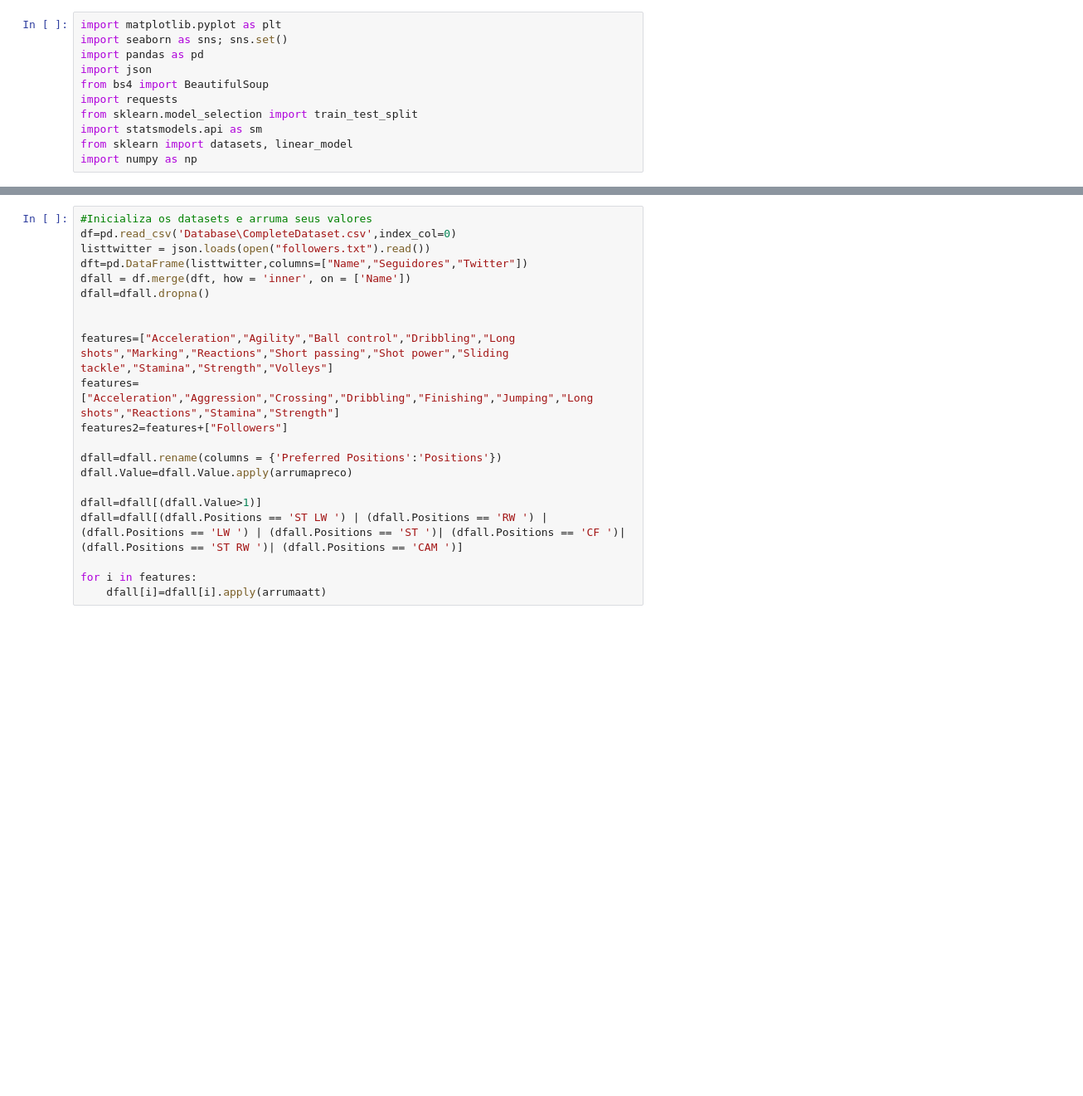
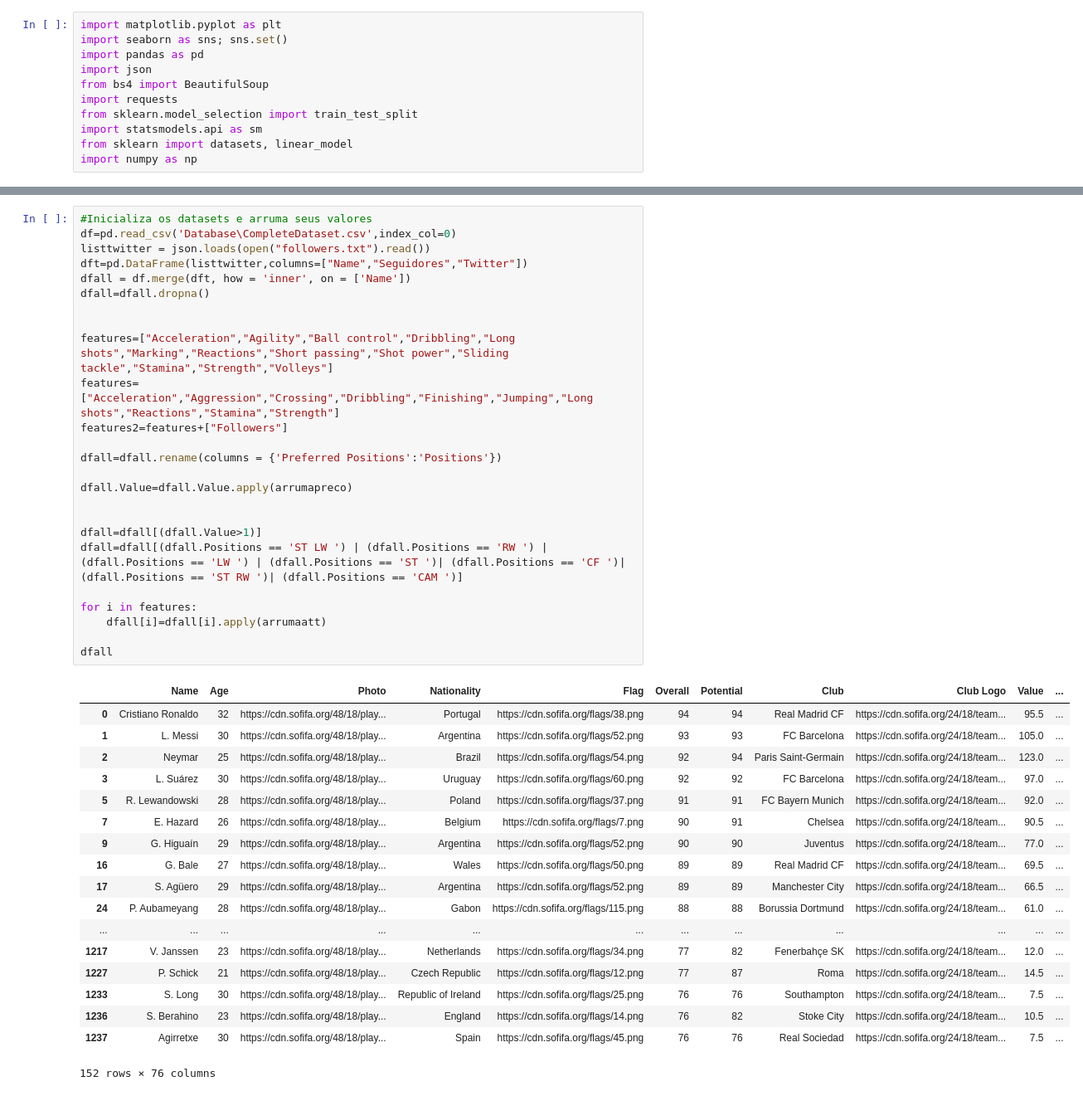
Before and after one commit to Joaogca/ProjetoFinal-CD, a Jupyter notebook: Check-1.ipynb, the cells around one changed output, grey strips where cells are left out. Shown at 83% size. Saved outputs shown, nothing was run; the diff lists cells and outputs as text; blank space fills up the shorter version.

```diff
--- a/Check-1.ipynb
+++ b/Check-1.ipynb
@@ -39,24 +42,47 @@ def arrumaatt(att):
 # %%
 #Inicializa os datasets e arruma seus valores
 df=pd.read_csv('Database\CompleteDataset.csv',index_col=0)
 listtwitter = json.loads(open("followers.txt").read())
 dft=pd.DataFrame(listtwitter,columns=["Name","Seguidores","Twitter"])
 dfall = df.merge(dft, how = 'inner', on = ['Name'])
 dfall=dfall.dropna()
 
 
 features=["Acceleration","Agility","Ball control","Dribbling","Long shots","Marking","Reactions","Short passing","Shot power","Sliding tackle","Stamina","Strength","Volleys"]
 features=["Acceleration","Aggression","Crossing","Dribbling","Finishing","Jumping","Long shots","Reactions","Stamina","Strength"]
 features2=features+["Followers"]
 
 dfall=dfall.rename(columns = {'Preferred Positions':'Positions'})
+
 dfall.Value=dfall.Value.apply(arrumapreco)
+
 
 dfall=dfall[(dfall.Value>1)]
 dfall=dfall[(dfall.Positions == 'ST LW ') | (dfall.Positions == 'RW ') | (dfall.Positions == 'LW ') | (dfall.Positions == 'ST ')| (dfall.Positions == 'CF ')| (dfall.Positions == 'ST RW ')| (dfall.Positions == 'CAM ')]
 
 for i in features:
     dfall[i]=dfall[i].apply(arrumaatt)
+
+dfall
+# %% [output]
+|  | Name | Age | Photo | Nationality | Flag | Overall | Potential | Club | Club Logo | Value | ... |
+| 0 | Cristiano Ronaldo | 32 | https://cdn.sofifa.org/48/18/play... | Portugal | https://cdn.sofifa.org/flags/38.png | 94 | 94 | Real Madrid CF | https://cdn.sofifa.org/24/18/team... | 95.5 | ... |
+| 1 | L. Messi | 30 | https://cdn.sofifa.org/48/18/play... | Argentina | https://cdn.sofifa.org/flags/52.png | 93 | 93 | FC Barcelona | https://cdn.sofifa.org/24/18/team... | 105.0 | ... |
+| 2 | Neymar | 25 | https://cdn.sofifa.org/48/18/play... | Brazil | https://cdn.sofifa.org/flags/54.png | 92 | 94 | Paris Saint-Germain | https://cdn.sofifa.org/24/18/team... | 123.0 | ... |
+| 3 | L. Suárez | 30 | https://cdn.sofifa.org/48/18/play... | Uruguay | https://cdn.sofifa.org/flags/60.png | 92 | 92 | FC Barcelona | https://cdn.sofifa.org/24/18/team... | 97.0 | ... |
+| 5 | R. Lewandowski | 28 | https://cdn.sofifa.org/48/18/play... | Poland | https://cdn.sofifa.org/flags/37.png | 91 | 91 | FC Bayern Munich | https://cdn.sofifa.org/24/18/team... | 92.0 | ... |
+| 7 | E. Hazard | 26 | https://cdn.sofifa.org/48/18/play... | Belgium | https://cdn.sofifa.org/flags/7.png | 90 | 91 | Chelsea | https://cdn.sofifa.org/24/18/team... | 90.5 | ... |
+| 9 | G. Higuaín | 29 | https://cdn.sofifa.org/48/18/play... | Argentina | https://cdn.sofifa.org/flags/52.png | 90 | 90 | Juventus | https://cdn.sofifa.org/24/18/team... | 77.0 | ... |
+| 16 | G. Bale | 27 | https://cdn.sofifa.org/48/18/play... | Wales | https://cdn.sofifa.org/flags/50.png | 89 | 89 | Real Madrid CF | https://cdn.sofifa.org/24/18/team... | 69.5 | ... |
+| 17 | S. Agüero | 29 | https://cdn.sofifa.org/48/18/play... | Argentina | https://cdn.sofifa.org/flags/52.png | 89 | 89 | Manchester City | https://cdn.sofifa.org/24/18/team... | 66.5 | ... |
+| 24 | P. Aubameyang | 28 | https://cdn.sofifa.org/48/18/play... | Gabon | https://cdn.sofifa.org/flags/115.png | 88 | 88 | Borussia Dortmund | https://cdn.sofifa.org/24/18/team... | 61.0 | ... |
+| ... | ... | ... | ... | ... | ... | ... | ... | ... | ... | ... | ... |
+| 1217 | V. Janssen | 23 | https://cdn.sofifa.org/48/18/play... | Netherlands | https://cdn.sofifa.org/flags/34.png | 77 | 82 | Fenerbahçe SK | https://cdn.sofifa.org/24/18/team... | 12.0 | ... |
+| 1227 | P. Schick | 21 | https://cdn.sofifa.org/48/18/play... | Czech Republic | https://cdn.sofifa.org/flags/12.png | 77 | 87 | Roma | https://cdn.sofifa.org/24/18/team... | 14.5 | ... |
+| 1233 | S. Long | 30 | https://cdn.sofifa.org/48/18/play... | Republic of Ireland | https://cdn.sofifa.org/flags/25.png | 76 | 76 | Southampton | https://cdn.sofifa.org/24/18/team... | 7.5 | ... |
+| 1236 | S. Berahino | 23 | https://cdn.sofifa.org/48/18/play... | England | https://cdn.sofifa.org/flags/14.png | 76 | 82 | Stoke City | https://cdn.sofifa.org/24/18/team... | 10.5 | ... |
+| 1237 | Agirretxe | 30 | https://cdn.sofifa.org/48/18/play... | Spain | https://cdn.sofifa.org/flags/45.png | 76 | 76 | Real Sociedad | https://cdn.sofifa.org/24/18/team... | 7.5 | ... |
+152 rows × 76 columns
 # %%
 X = dfall[features]
 X2 = pd.concat([dfall[features],dfall.Seguidores],axis=1)
```
Also changed, not shown: parts of 7 cells of this notebook.
